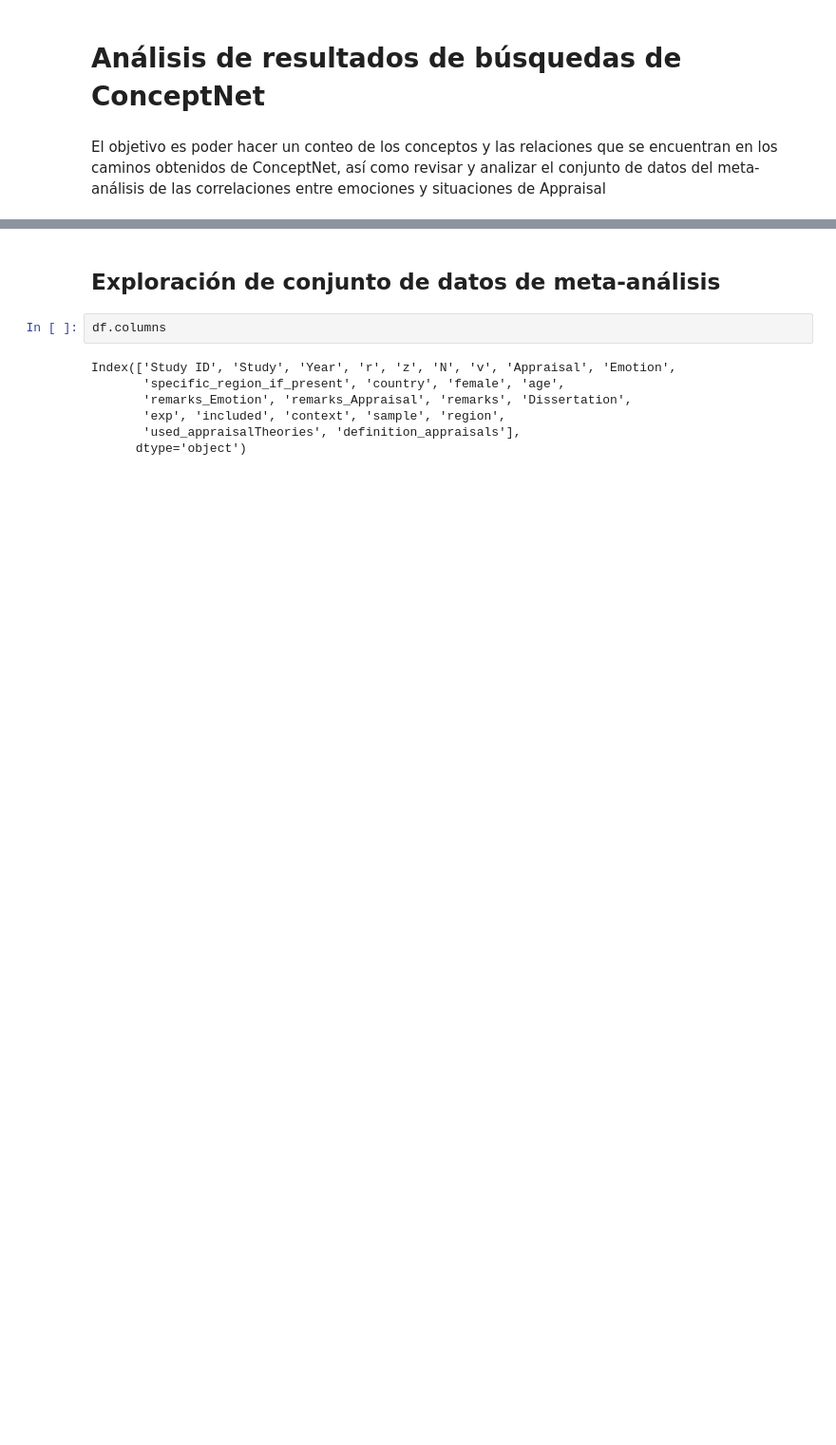
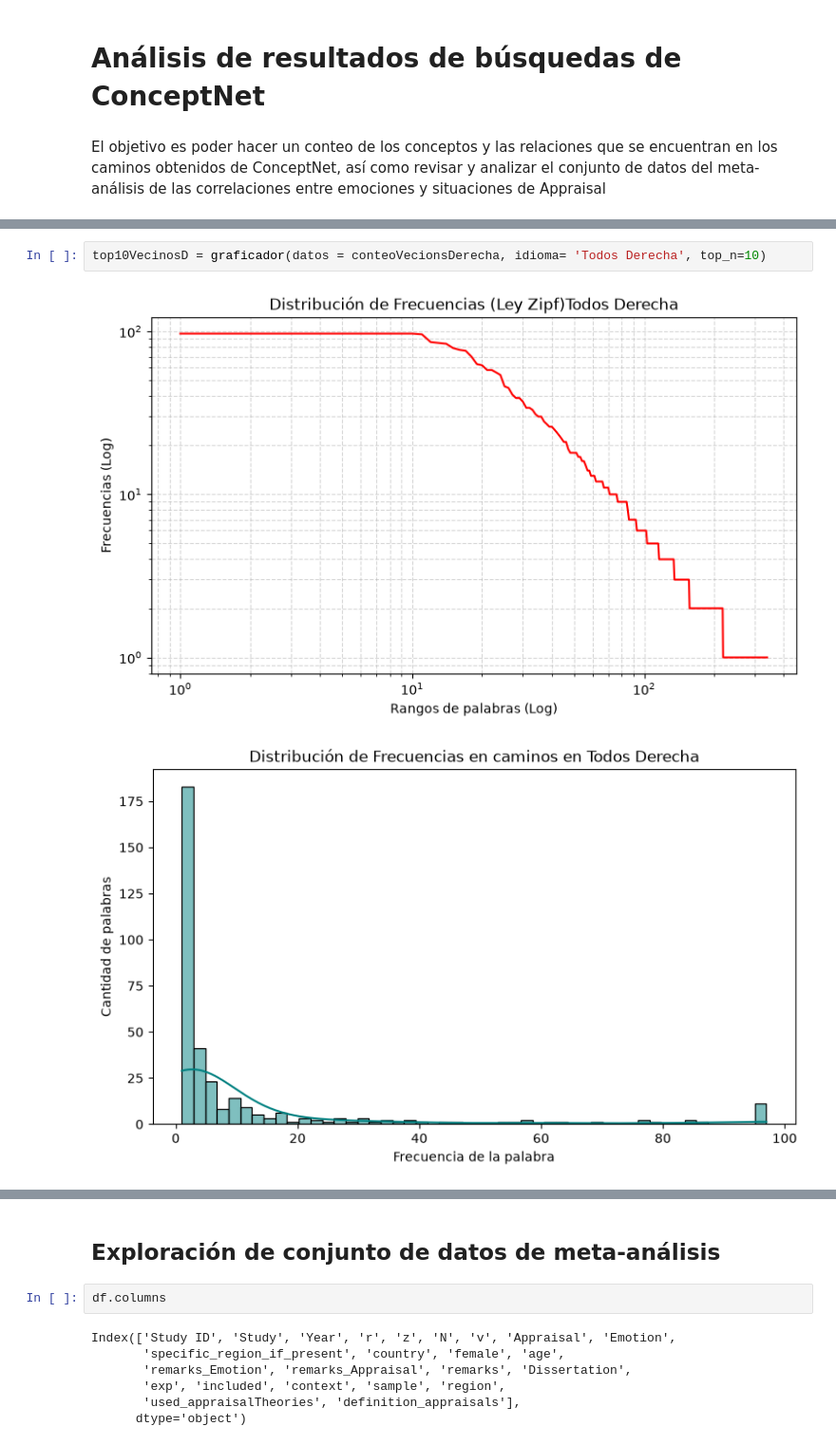
Before and after one commit to matogperez/Proyecto_de_maestr-a, a Jupyter notebook: ConceptNet/analysis.ipynb, the cells around one changed output, grey strips where cells are left out. Shown at 95% size. Saved outputs shown, nothing was run; the diff lists cells and outputs as text; blank space fills up the shorter version.

```diff
--- a/ConceptNet/analysis.ipynb
+++ b/ConceptNet/analysis.ipynb
@@ -108,0 +404,5 @@ guardar(conteos_relaciones_b, nombre_relaciones_b)
+# %%
+top10VecinosD = graficador(datos = conteoVecionsDerecha, idioma= 'Todos Derecha', top_n=10)
+# %% [output]
+[figure, added]
+[figure, added]
```
Also changed, not shown: parts of 38 cells of this notebook, 1 other file.
